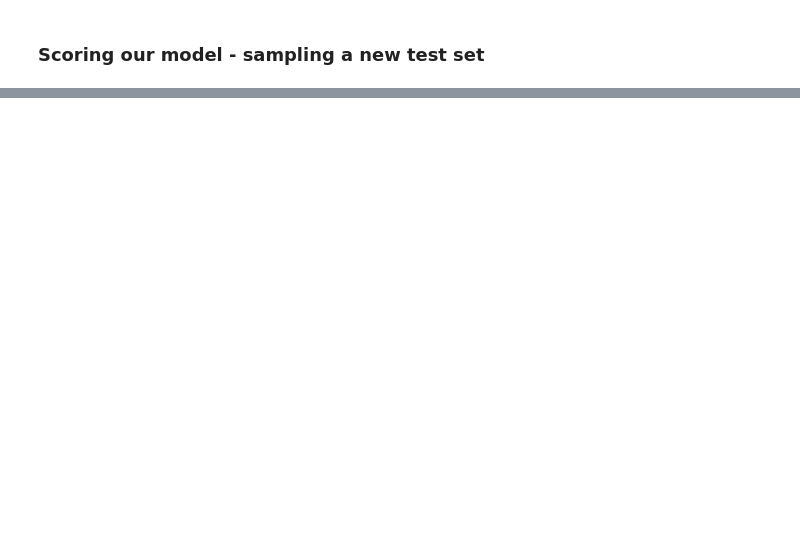
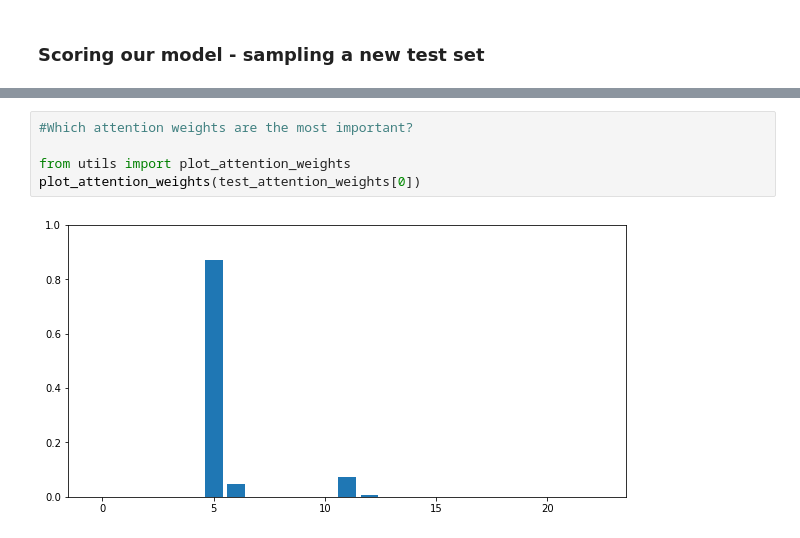
Before and after one commit to madkerpe/poc_ddht_pytorch, a Jupyter notebook: main_poc.ipynb, the cells around one changed output, grey strips where cells are left out. Saved outputs shown, nothing was run; the diff lists cells and outputs as text; blank space fills up the shorter version.

```diff
--- a/main_poc.ipynb
+++ b/main_poc.ipynb
@@ -223 +246,8 @@ plot_fht_and_cif(test_first_hitting_time[0], test_batch_data_length[0], MAX_LENG
+# %%
+#Which attention weights are the most important?
+
+from utils import plot_attention_weights
+plot_attention_weights(test_attention_weights[0])
+# %% [output]
+[figure, added]
 # %%
```
Also changed, not shown: parts of 11 cells of this notebook, 2 other files.
